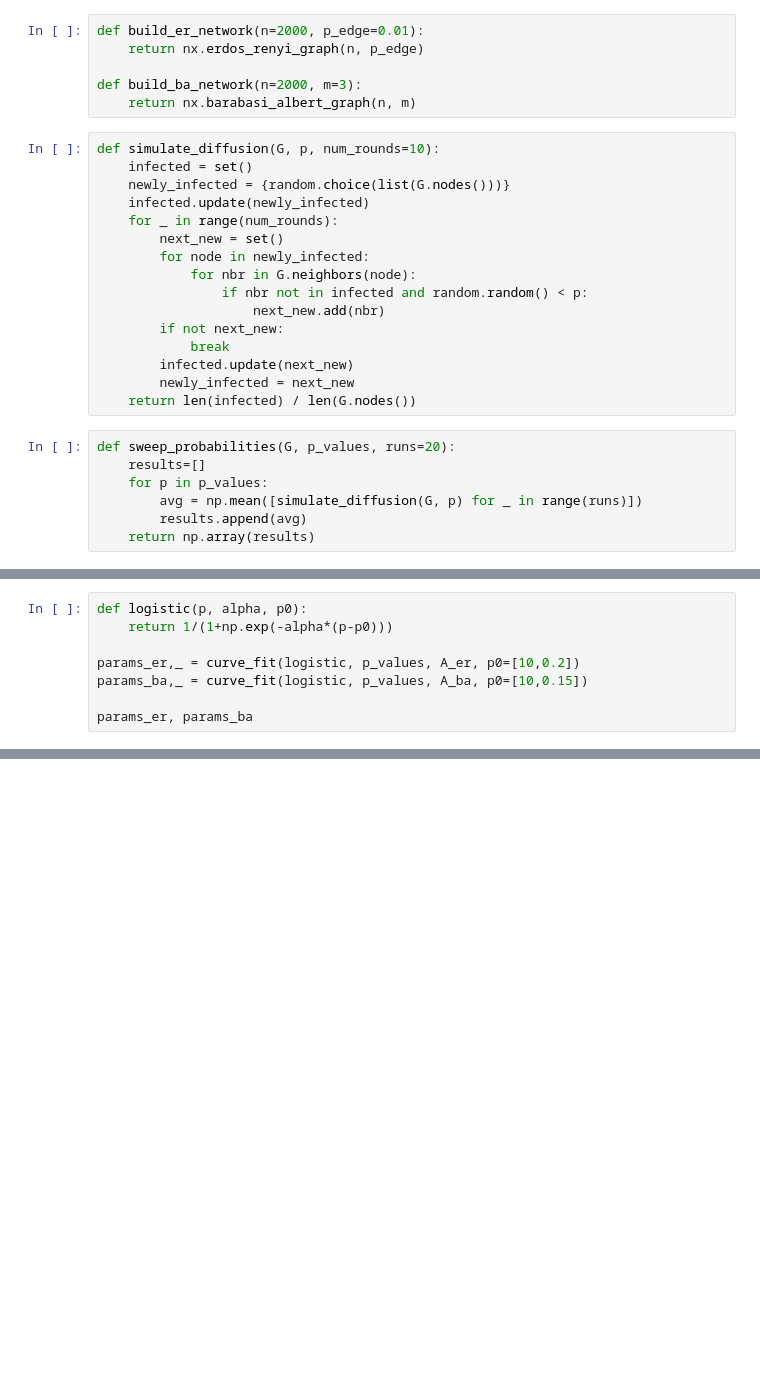
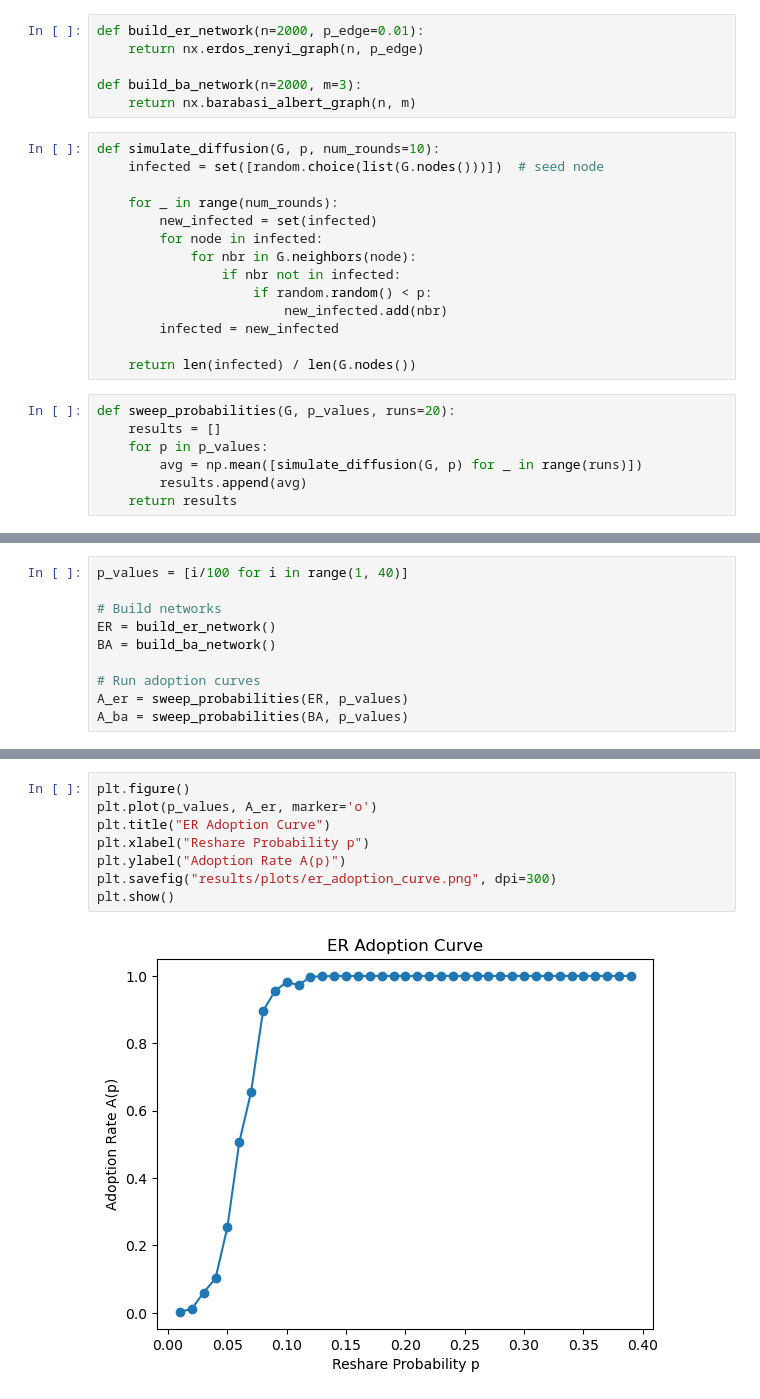
Before and after one commit to kechavious/misinfomation, a Jupyter notebook: misinformation_analysis.ipynb, the cells around one changed output, grey strips where cells are left out. Saved outputs shown, nothing was run; the diff lists cells and outputs as text; blank space fills up the shorter version.

```diff
--- a/misinformation_analysis.ipynb
+++ b/misinformation_analysis.ipynb
@@ -18,25 +24,23 @@ def build_ba_network(n=2000, m=3):
     return nx.barabasi_albert_graph(n, m)
 # %%
 def simulate_diffusion(G, p, num_rounds=10):
-    infected = set()
-    newly_infected = {random.choice(list(G.nodes()))}
-    infected.update(newly_infected)
+    infected = set([random.choice(list(G.nodes()))])  # seed node
+
     for _ in range(num_rounds):
-        next_new = set()
-        for node in newly_infected:
+        new_infected = set(infected)
+        for node in infected:
             for nbr in G.neighbors(node):
-                if nbr not in infected and random.random() < p:
-                    next_new.add(nbr)
-        if not next_new:
-            break
-        infected.update(next_new)
-        newly_infected = next_new
+                if nbr not in infected:
+                    if random.random() < p:
+                        new_infected.add(nbr)
+        infected = new_infected
+
     return len(infected) / len(G.nodes())
 # %%
 def sweep_probabilities(G, p_values, runs=20):
-    results=[]
+    results = []
     for p in p_values:
         avg = np.mean([simulate_diffusion(G, p) for _ in range(runs)])
         results.append(avg)
-    return np.array(results)
+    return results
 # %%
@@ -70,8 +66,10 @@ plt.show()
 # %%
-def logistic(p, alpha, p0):
-    return 1/(1+np.exp(-alpha*(p-p0)))
+p_values = [i/100 for i in range(1, 40)]
 
-params_er,_ = curve_fit(logistic, p_values, A_er, p0=[10,0.2])
-params_ba,_ = curve_fit(logistic, p_values, A_ba, p0=[10,0.15])
+# Build networks
+ER = build_er_network()
+BA = build_ba_network()
 
-params_er, params_ba
+# Run adoption curves
+A_er = sweep_probabilities(ER, p_values)
+A_ba = sweep_probabilities(BA, p_values)
@@ -136,0 +89,10 @@ df_ba
+# %%
+plt.figure()
+plt.plot(p_values, A_er, marker='o')
+plt.title("ER Adoption Curve")
+plt.xlabel("Reshare Probability p")
+plt.ylabel("Adoption Rate A(p)")
+plt.savefig("results/plots/er_adoption_curve.png", dpi=300)
+plt.show()
+# %% [output]
+[figure, added]
```
Also changed, not shown: parts of 15 cells of this notebook, 10 other files.
